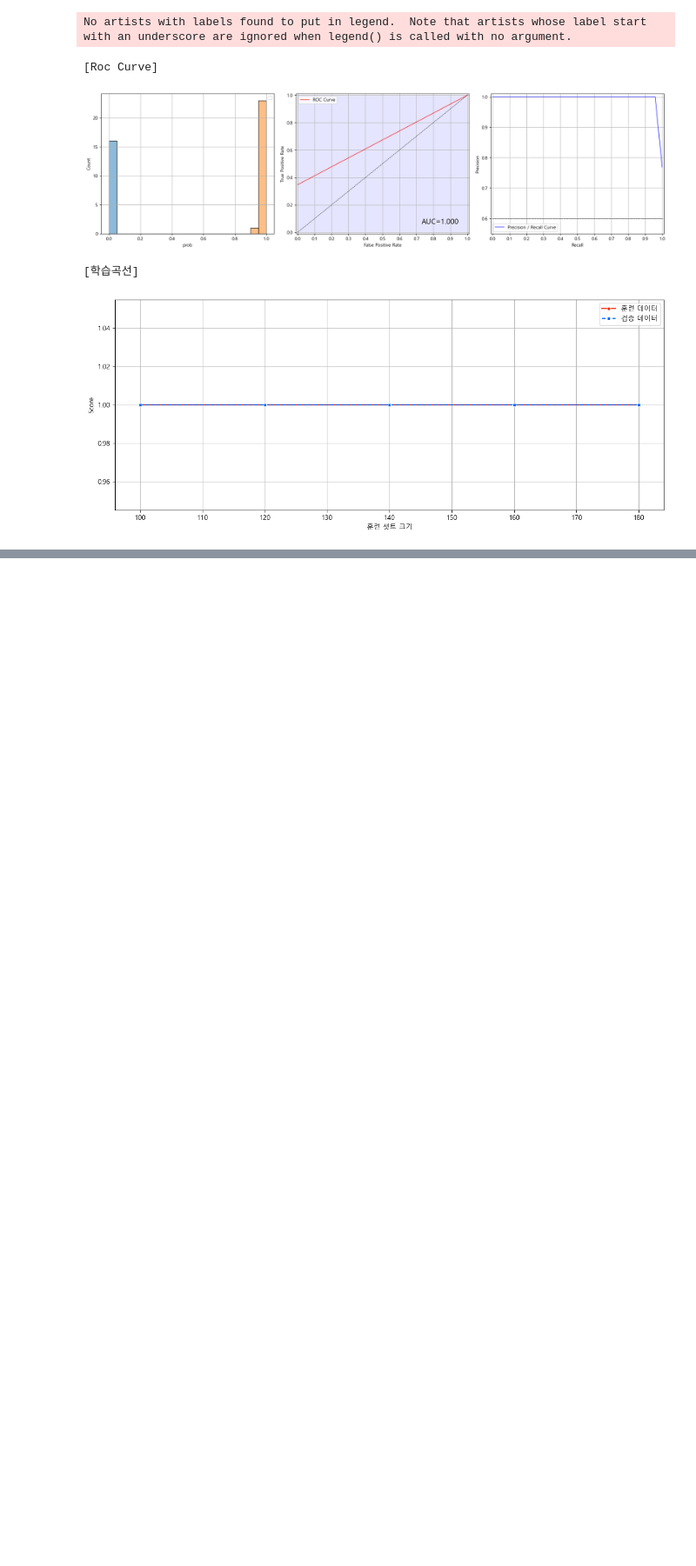
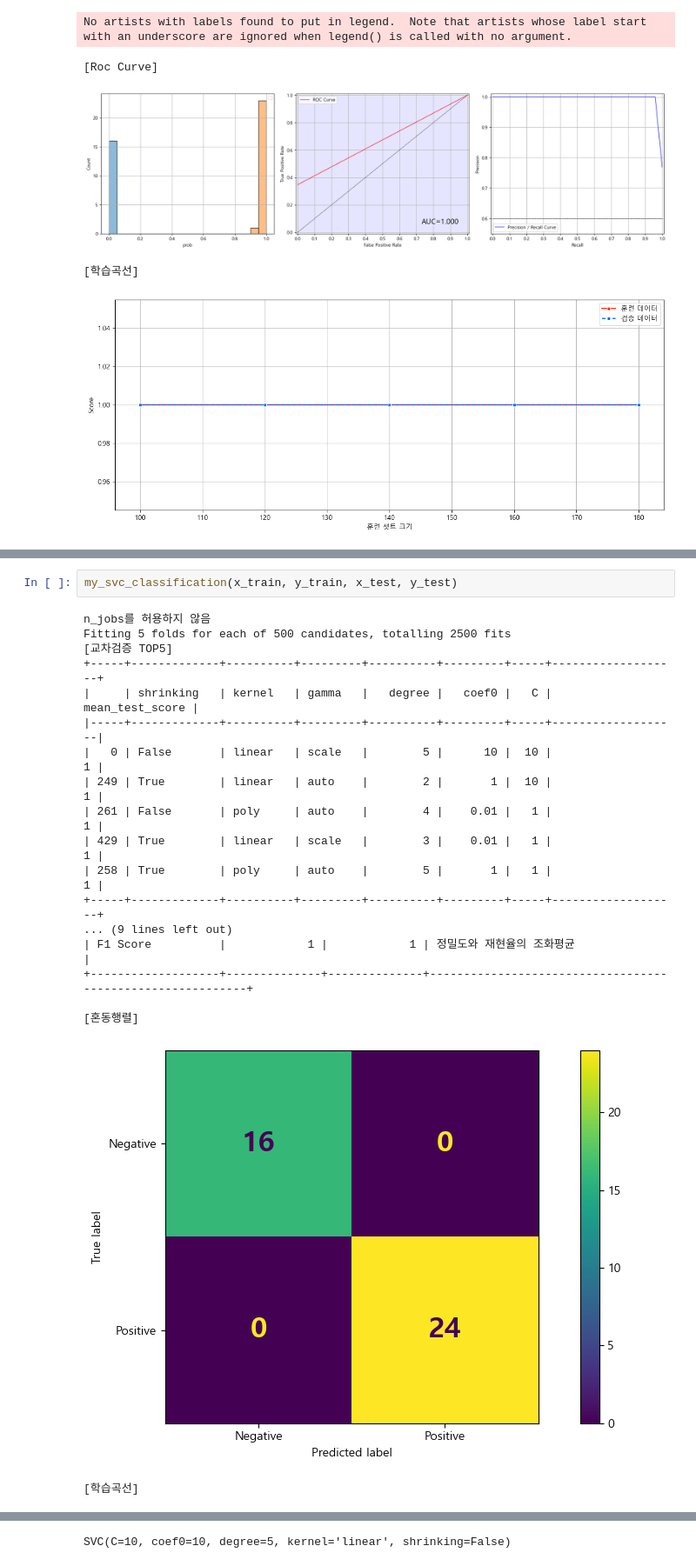
Before and after one commit to hyk2202/megait, a Jupyter notebook: megait/E. 추론통계(머신러닝)/07.지도학습알고리즘/(2) SVM/01-SVM-분류-기본코드.ipynb, the cells around one changed output, grey strips where cells are left out. Shown at 87% size. Saved outputs shown, nothing was run; the diff lists cells and outputs as text; blank space fills up the shorter version.

```diff
--- a/megait/E. 추론통계(머신러닝)/07.지도학습알고리즘/(2) SVM/01-SVM-분류-기본코드.ipynb
+++ b/megait/E. 추론통계(머신러닝)/07.지도학습알고리즘/(2) SVM/01-SVM-분류-기본코드.ipynb
@@ -146,0 +185,22 @@ No artists with labels found to put in legend.  Note that artists whose label st
+# %%
+my_svc_classification(x_train, y_train, x_test, y_test)
+# %% [output]
+n_jobs를 허용하지 않음
+Fitting 5 folds for each of 500 candidates, totalling 2500 fits
+[교차검증 TOP5]
++-----+-------------+----------+---------+----------+---------+-----+-------------------+
+|     | shrinking   | kernel   | gamma   |   degree |   coef0 |   C |   mean_test_score |
+|-----+-------------+----------+---------+----------+---------+-----+-------------------|
+|   0 | False       | linear   | scale   |        5 |      10 |  10 |                 1 |
+| 249 | True        | linear   | auto    |        2 |       1 |  10 |                 1 |
+| 261 | False       | poly     | auto    |        4 |    0.01 |   1 |                 1 |
+| 429 | True        | linear   | scale   |        3 |    0.01 |   1 |                 1 |
+| 258 | True        | poly     | auto    |        5 |       1 |   1 |                 1 |
++-----+-------------+----------+---------+----------+---------+-----+-------------------+
+... (9 lines left out)
+| F1 Score          |            1 |            1 | 정밀도와 재현율의 조화평균                                |
++-------------------+--------------+--------------+-----------------------------------------------------------+
+
+[혼동행렬]
+[figure, added]
+[학습곡선]
@@ -146,0 +208 @@ No artists with labels found to put in legend.  Note that artists whose label st
+SVC(C=10, coef0=10, degree=5, kernel='linear', shrinking=False)
```
Also changed, not shown: parts of 8 cells of this notebook.
